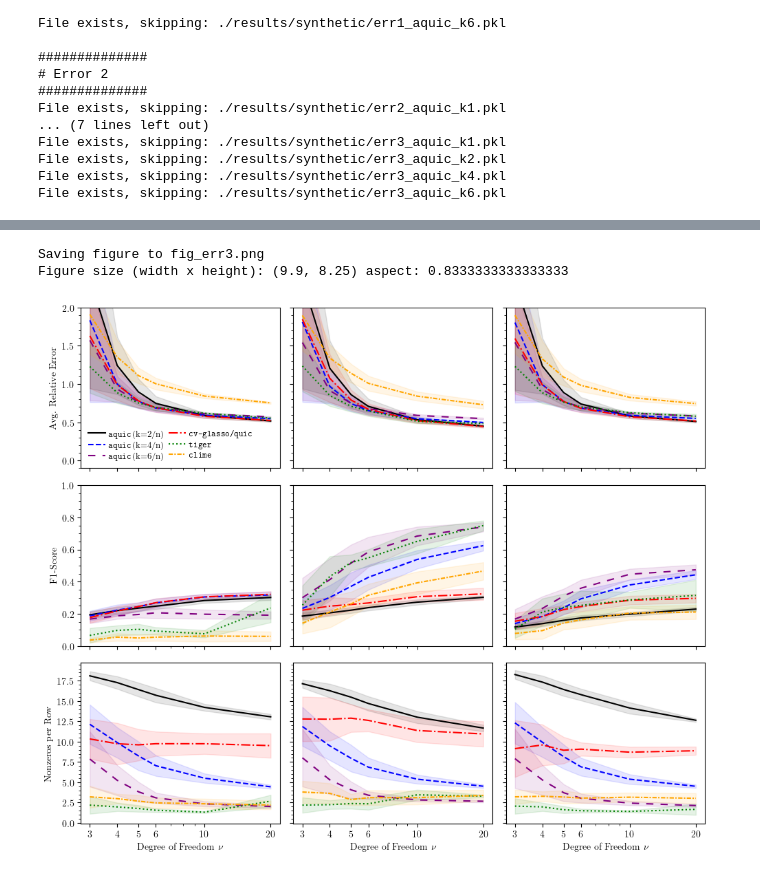
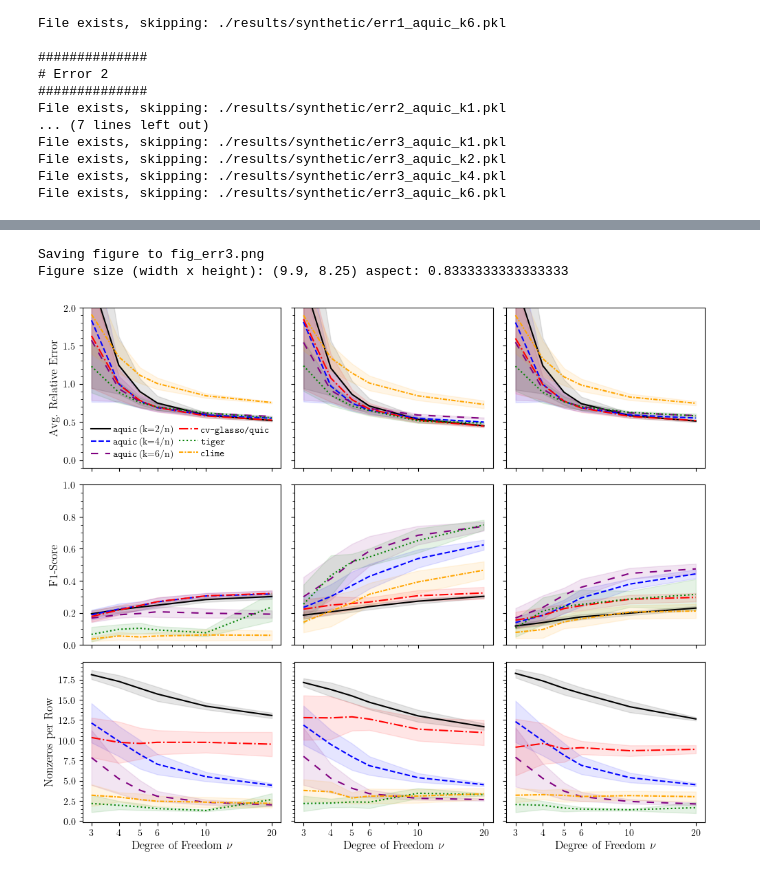
Before and after one commit to aefty/aquic, a Jupyter notebook: test_synthetic_other.ipynb, the cells around one changed output, grey strips where cells are left out. Cells and saved outputs as stored; diff of their text form; code cells hidden in the pictures.

```diff
--- a/test_synthetic_other.ipynb
+++ b/test_synthetic_other.ipynb
@@ -889,7 +889,7 @@ for j, dt in enumerate(data_types):
 axs[i, 0].legend(
     loc="lower left",
     frameon=False,
-    fontsize=9,
+    fontsize=10,
     ncol=2,
     labelspacing=0.3,
     handletextpad=0.3,
@@ -897,7 +897,7 @@ axs[i, 0].legend(
 )
 
 axs[i, 0].set_ylim([0, 1e0])
-axs[i, 0].set_ylabel(r"Avg. Relative Error")
+axs[i, 0].set_ylabel(r"Avg. Relative Error",fontsize=12)
 axs[i, 0].minorticks_on()
 
 i += 1
@@ -918,7 +918,7 @@ for j, dt in enumerate(data_types):
         axs[i, j].fill_between(x_line, m + v, m - v, alpha=fill_alpha, color=col)
 
 axs[i, 0].set_ylim([1e0, 1e2])
-axs[i, 0].set_ylabel(r"KL Divergence")
+axs[i, 0].set_ylabel(r"KL Divergence",fontsize=12)
 axs[i, 0].minorticks_on()
 
 i += 1
@@ -938,7 +938,7 @@ for j, dt in enumerate(data_types):
         axs[i, j].semilogx(x_line, m, color=col, linestyle=ls, label=lab, alpha=line_alpha)
         axs[i, j].fill_between(x_line, m + v, m - v, alpha=fill_alpha, color=col)
 
-axs[i, 0].set_ylabel(r"F1-Score")
+axs[i, 0].set_ylabel(r"F1-Score",fontsize=12)
 axs[i, 0].set_ylim([0, 1])
 axs[i, 0].minorticks_on()
 
@@ -961,7 +961,7 @@ for j, dt in enumerate(data_types):
         axs[i, j].fill_between(x_line, m + v, m - v, alpha=fill_alpha, color=col)
 
 axs[i, 0].set_ylim([-.1, None])
-axs[i, 0].set_ylabel(r"Nonzeros per Row")
+axs[i, 0].set_ylabel(r"Nonzeros per Row",fontsize=12)
 axs[i, 0].minorticks_on()
 
 i += 1
@@ -982,10 +982,10 @@ for j, dt in enumerate(data_types):
         m, v = rt.mean(0), rt.std(0) * std_band
         axs[i, j].loglog(x_line, m, color=col, linestyle=ls, label=lab, alpha=line_alpha)
         axs[i, j].fill_between(x_line, m + v, m - v, alpha=fill_alpha, color=col)
-    axs[i, j].set_xlabel(r"Number of Samples per Dimension $n/p$")
+    axs[i, j].set_xlabel(r"Number of Samples per Dimension $n/p$",fontsize=12)
 
 axs[i, 0].set_ylim([1e-4, None])
-axs[i, 0].set_ylabel(r"Runtime (sec.)")
+axs[i, 0].set_ylabel(r"Runtime (sec.)",fontsize=12)
 axs[i, 0].minorticks_on()
 axs[i, 0].set_xscale("log", base=2)
 axs[i, 0].legend(loc="lower right", frameon=False, fontsize=9, ncol=1, labelspacing=0.3, handletextpad=0.3)
@@ -1039,14 +1039,14 @@ for j, dt in enumerate(data_types):
 axs[i, 0].legend(
     loc="lower left",
     frameon=False,
-    fontsize=9,
+    fontsize=10,
     ncol=2,
     labelspacing=0.3,
     handletextpad=0.3,
     columnspacing=0.5
 )
 axs[i, 0].set_ylim([-.1, 1e0])
-axs[i, 0].set_ylabel(r"Avg. Relative Error")
+axs[i, 0].set_ylabel(r"Avg. Relative Error", fontsize=12)
 axs[i, 0].minorticks_on()
 
 i += 1
@@ -1067,7 +1067,7 @@ for j, dt in enumerate(data_types):
         axs[i, j].fill_between(x_line, m + v, m - v, alpha=fill_alpha, color=col)
 
 axs[i, 0].set_ylim([1e1, 1e3])
-axs[i, 0].set_ylabel(r"KL Divergence")
+axs[i, 0].set_ylabel(r"KL Divergence", fontsize=12)
 axs[i, 0].minorticks_on()
 
 i += 1
@@ -1087,7 +1087,7 @@ for j, dt in enumerate(data_types):
         axs[i, j].semilogx(x_line, m, color=col, linestyle=ls, label=lab, alpha=line_alpha)
         axs[i, j].fill_between(x_line, m + v, m - v, alpha=fill_alpha, color=col)
 
-axs[i, 0].set_ylabel(r"F1-Score")
+axs[i, 0].set_ylabel(r"F1-Score", fontsize=12)
 axs[i, 0].set_ylim([0, 1])
 axs[i, 0].minorticks_on()
 
@@ -1110,7 +1110,7 @@ for j, dt in enumerate(data_types):
         axs[i, j].fill_between(x_line, m + v, m - v, alpha=fill_alpha, color=col)
 
 axs[i, 0].set_ylim([-.1, None])
-axs[i, 0].set_ylabel(r"Nonzeros per Row")
+axs[i, 0].set_ylabel(r"Nonzeros per Row", fontsize=12)
 axs[i, 0].minorticks_on()
 
 i += 1
@@ -1136,9 +1136,9 @@ for j, dt in enumerate(data_types):
     axs[i, j].set_xticks(x_line)
     axs[i, j].xaxis.set_major_formatter(ScalarFormatter())
     axs[i, j].ticklabel_format(axis="x", style="plain")
-    axs[i, j].set_xlabel(r"Dimension $p$")
+    axs[i, j].set_xlabel(r"Dimension $p$", fontsize=12)
 
-axs[i, 0].set_ylabel(r"Runtime (sec.)")
+axs[i, 0].set_ylabel(r"Runtime (sec.)", fontsize=12)
 axs[i, 0].minorticks_on()
 
 axs[i, 0].legend(loc="lower right", frameon=False, fontsize=9, ncol=1, labelspacing=0.3, handletextpad=0.3)
@@ -1192,7 +1192,7 @@ for j, dt in enumerate(data_types):
 axs[i, 0].legend(
     loc="lower left",
     frameon=False,
-    fontsize=9,
+    fontsize=10,
     ncol=2,
     labelspacing=0.3,
     handletextpad=0.3,
@@ -1200,7 +1200,7 @@ axs[i, 0].legend(
 )
 
 axs[i, 0].set_ylim([-.1, 2e0])
-axs[i, 0].set_ylabel(r"Avg. Relative Error")
+axs[i, 0].set_ylabel(r"Avg. Relative Error", fontsize=12)
 axs[i, 0].minorticks_on()
 
 i += 1
@@ -1219,7 +1219,7 @@ for j, dt in enumerate(data_types):
         axs[i, j].semilogx(x_line, m, color=col, linestyle=ls, label=lab, alpha=line_alpha)
         axs[i, j].fill_between(x_line, m + v, m - v, alpha=fill_alpha, color=col)
 
-axs[i, 0].set_ylabel(r"F1-Score")
+axs[i, 0].set_ylabel(r"F1-Score", fontsize=12)
 axs[i, 0].set_ylim([0, 1])
 axs[i, 0].minorticks_on()
 
@@ -1230,33 +1230,33 @@ for j, dt in enumerate(data_types):
         (dataframe_aquic_k2, aquic_id1, "black",   line_style[1], aquic_id1_label),
         (dataframe_aquic_k4, aquic_id2, "blue",    line_style[2], aquic_id2_label),
         (dataframe_aquic_k6, aquic_id3, "purple",  line_style[0], aquic_id3_label),
         (dataframe,         "glasso",  "red",      line_style[3], r"$\texttt{glasso}$"),
         (dataframe,         "tiger",   "green",    line_style[4], r"$\texttt{tiger}$"),
         (dataframe,         "clime",   "orange",   line_style[5], r"$\texttt{clime}$"),
     ]:
         obj = src[dt][key]
         m, v = obj.nnz.mean(0), obj.nnz.std(0) * std_band
         m = m + 1 # This was computed as off-diag nnz per row, we change it nnz per row
 
         axs[i, j].semilogx(x_line, m, color=col, linestyle=ls, label=lab, alpha=line_alpha)
         axs[i, j].fill_between(x_line, m + v, m - v, alpha=fill_alpha, color=col)
 
-        axs[i, j].set_xlabel(r'Degree of Freedom $\nu$')
+        axs[i, j].set_xlabel(r'Degree of Freedom $\nu$', fontsize=12)
         axs[i, j].set_xticks(x_line)
         axs[i, j].get_xaxis().set_major_formatter(ScalarFormatter())
         axs[i, j].ticklabel_format(style='plain', axis='x') # force plain
 
 axs[i, 0].set_ylim([-.1, None])
-axs[i, 0].set_ylabel(r"Nonzeros per Row")
+axs[i, 0].set_ylabel(r"Nonzeros per Row", fontsize=12)
 axs[i, 0].minorticks_on()
 
 fig.show()
 fig_name = "fig_err3.png"
 print("Saving figure to", fig_name)
 fig.savefig(fig_name, dpi=300)
 w, h = fig.get_size_inches()
 print("Figure size (width x height):", (w, h), "aspect:", h / w)
 # %% [output]
 Saving figure to fig_err3.png
 Figure size (width x height): (9.9, 8.25) aspect: 0.8333333333333333
-[figure, old version]
+[figure, new version]
```
Also changed, not shown: parts of 3 cells of this notebook, 9 other files.
